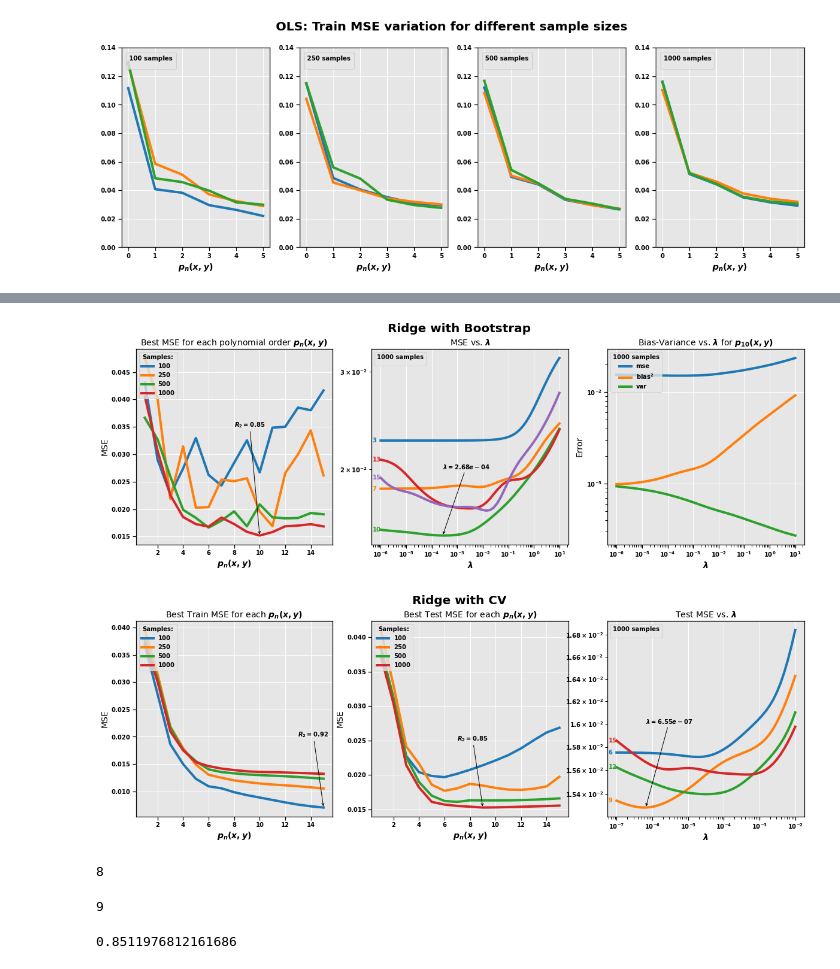
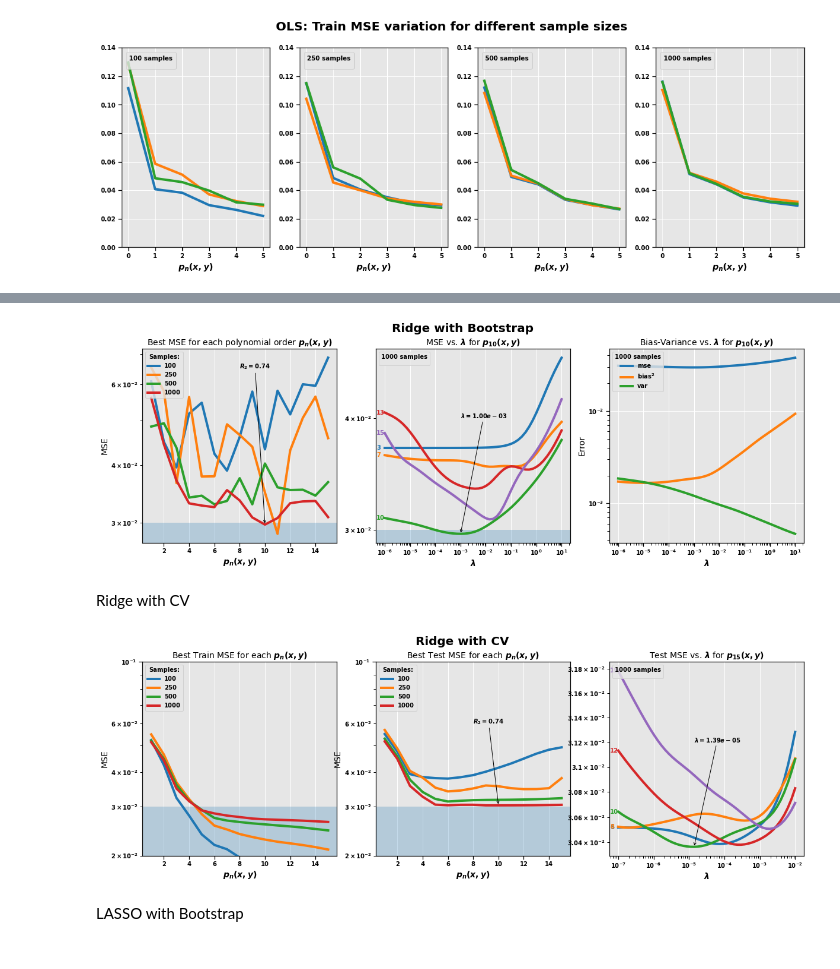
Before and after one commit to fonstelien/FYS-STK4155, a Jupyter notebook: project1/take2.ipynb, the cells around one changed output, grey strips where cells are left out. Drawn from its saved outputs; the diff is of its cells as text; code cells hidden in the pictures.

Commit message:
before geo data

```diff
--- a/project1/take2.ipynb
+++ b/project1/take2.ipynb
@@ -141,6 +152,7 @@ for plot, sn in zip(plots, samples):
     plt.ylim(*ylim)
     plt.xlabel(r"$p_n(x,y)$")
     plt.yscale('log')
+    plt.axhspan(plt.ylim()[0], VAR_EPS, alpha=OPACITY)
     ax = plt.gca()
     ax.xaxis.set_major_locator(MaxNLocator(integer=True))
 
@@ -161,7 +175,7 @@ plt.show()
 
 plt.figure(figsize=WIDE_FIG)
 plt.suptitle(r"OLS with $k$-fold CV: Train vs. Test MSE on different sample sizes", fontsize=LARGE, weight='bold')
-ylim = (1E-2, 1E1)
+ylim = (1E-2, 1E0)
 
 plots = [141,142,143,144]
 samples = [100,250,500,1000]
@@ -180,6 +194,7 @@ for plot, sn in zip(plots, samples):
     plt.ylim(*ylim)
     plt.xlabel(r"$p_n(x,y)$")
     plt.yscale('log')
+    plt.axhspan(plt.ylim()[0], VAR_EPS, alpha=OPACITY)
     ax = plt.gca()
     ax.xaxis.set_major_locator(MaxNLocator(integer=True))
 
@@ -200,7 +215,7 @@ plt.show()
 
 NUM_SAMPLES = 1000
 MAX_POLY_ORDER = 15
-VAR_EPS = .015
+VAR_EPS = .03
 
 x, y = randmesh(sn=NUM_SAMPLES)
 X = make_design_matrix(x, y, pn=MAX_POLY_ORDER)
@@ -235,8 +252,9 @@ ax.xaxis.set_major_locator(MaxNLocator(integer=True))
 for result in results:
     _, _, best_mse = result
     ax.plot(polynomial_orders, best_mse)
+ax.axhspan(plt.ylim()[0], VAR_EPS, alpha=OPACITY)
 ax.legend([str(sn) for sn in samples], title=f'Samples:', fontsize=SMALL, title_fontsize=SMALL, loc='upper left')
-
+ax.set_yscale('log')
 
 # Data set for annotations and other subplots
 idx = 3
@@ -248,18 +266,19 @@ best_mse_val = best_mse[best_mse_idx]
 best_mse_lambda_val = best_lambda[best_mse_idx]
 
 # Annotate R2 for best MSE
-xytext = (best_mse_pn-2, .035)
+xytext = (best_mse_pn-2, .065)
 xy = (best_mse_pn, best_mse_val)
 R2 = best_r2(best_mse, z[:sn])
 ax.annotate(f'$R_2 = {R2:.2f}$', xytext=xytext, xy=xy, arrowprops={'arrowstyle':'->'})
 
 ''' MSE vs lambda '''
 ax = axes[1]
-ax.set_title(f"MSE vs. $\lambda$")
+ax.set_title(f"MSE vs. $\lambda$ for $p_{{{best_mse_pn}}}(x,y)$")
 plot_orders = [3,7,10,13,15]
 names = [f'test_mse_{pn}' for pn in plot_orders]
 for name in names:
     ax.plot(ridge_bs_df['lambda'], ridge_bs_df[name])
+ax.axhspan(plt.ylim()[0], VAR_EPS, alpha=OPACITY)
 
 for line, pn in zip(ax.lines, plot_orders):
     y = line.get_ydata()[0]
@@ -274,7 +293,7 @@ ax.set_xscale('log')
 ax.set_yscale('log')
 
 # Annotate best lambda
-xytext = (best_mse_lambda_val, .02)
+xytext = (best_mse_lambda_val, .04)
 xy = (best_mse_lambda_val, best_mse_val)
 ax.annotate(f'$\lambda = {best_mse_lambda_val:.2e}$', xytext=xytext, xy=xy, arrowprops={'arrowstyle':'->'})
 
@@ -293,7 +312,9 @@ ax.set_yscale('log')
 
 plt.show()
 # %% [output]
-[figure, old version]
+[figure, new version]
+# %% [markdown]
+Ridge with CV
 # %%
 '''Running Ridge with CV'''
 
@@ -313,6 +334,7 @@ for sn in samples:
 
 fig, axes = plt.subplots(nrows=1, ncols=3, figsize=WIDE_FIG)
 fig.suptitle("Ridge with CV", fontsize=LARGE, weight='bold')
+
 
 ''' Best Train MSE '''
 ax = axes[0]
@@ -323,21 +345,10 @@ ax.xaxis.set_major_locator(MaxNLocator(integer=True))
 for result in train_results:
     _, _, best_mse = result
     ax.plot(polynomial_orders, best_mse)
+ax.set_ylim(.02,.1)
+ax.axhspan(plt.ylim()[0], VAR_EPS, alpha=OPACITY)
 ax.legend([str(sn) for sn in samples], title=f'Samples:', fontsize=SMALL, title_fontsize=SMALL, loc='upper left')
-
-# Data set for annotations and other subplots
-idx = 0
-sn = samples[idx]
-ridge_k_df, best_lambda, best_mse = train_results[idx]
-best_mse_idx = np.argmin(best_mse)
-best_mse_pn = polynomial_orders[best_mse_idx]
-best_mse_val = best_mse[best_mse_idx]
-
-# Annotate R2 for best MSE
-xytext = (best_mse_pn-2, .020)
-xy = (best_mse_pn, best_mse_val)
-R2 = best_r2(best_mse, z[:sn])
-ax.annotate(f'$R_2 = {R2:.2f}$', xytext=xytext, xy=xy, arrowprops={'arrowstyle':'->'})
+ax.set_yscale('log')
 
 
 ''' Best Test MSE '''
@@ -349,7 +360,10 @@ ax.xaxis.set_major_locator(MaxNLocator(integer=True))
 for result in test_results:
     _, _, best_mse = result
     ax.plot(polynomial_orders, best_mse)
+ax.set_ylim(.02,.1)
+ax.axhspan(plt.ylim()[0], VAR_EPS, alpha=OPACITY)
 ax.legend([str(sn) for sn in samples], title=f'Samples:', fontsize=SMALL, title_fontsize=SMALL, loc='upper left')
+ax.set_yscale('log')
 
 # Data set for annotations and other subplots
 idx = 3
@@ -361,49 +375,37 @@ best_mse_val = best_mse[best_mse_idx]
 best_mse_lambda_val = best_lambda[best_mse_idx]
 
 # Annotate R2 for best MSE
-xytext = (best_mse_pn-2, .025)
+xytext = (best_mse_pn-2, .060)
 xy = (best_mse_pn, best_mse_val)
 R2 = best_r2(best_mse, z[:sn])
 ax.annotate(f'$R_2 = {R2:.2f}$', xytext=xytext, xy=xy, arrowprops={'arrowstyle':'->'})
 
 
 ''' Test MSE vs lambda '''
 ax = axes[2]
-ax.set_title(f"Test MSE vs. $\lambda$")
-plot_orders = [6,9,12,15]
+ax.set_title(f"Test MSE vs. $\lambda$ for $p_{{{pn}}}(x,y)$")
+plot_orders = [6,8,10,12,15]
 names = [f'test_mse_{pn}' for pn in plot_orders]
 for name in names:
     ax.plot(ridge_k_df['lambda'], ridge_k_df[name])
 
 for line, pn in zip(ax.lines, plot_orders):
     y = line.get_ydata()[0]
     ax.annotate(str(pn), xy=(0,y), xytext=(1,0), color=line.get_color(),
                 xycoords = ax.get_yaxis_transform(), textcoords="offset points",
                 size=SMALL, va="center")
 
 ax.legend([], title=f'{sn} samples', fontsize=SMALL, title_fontsize=SMALL, loc='upper left')
 ax.set_xlabel("$\lambda$")
 #ax.set_ylabel("MSE")
 ax.set_xscale('log')
 ax.set_yscale('log')
 
 # Annotate best lambda
-xytext = (best_mse_lambda_val, .016)
+xytext = (best_mse_lambda_val, .0312)
 xy = (best_mse_lambda_val, best_mse_val)
 ax.annotate(f'$\lambda = {best_mse_lambda_val:.2e}$', xytext=xytext, xy=xy, arrowprops={'arrowstyle':'->'})
 
 plt.show()
 # %% [output]
-[figure, old version]
+[figure, new version]
-# %%
-best_mse_idx
-# %% [output]
-8
-# %%
-best_mse_pn
-# %% [output]
-9
-# %%
-1-VAR_EPS/np.var(z)
-# %% [output]
-0.8511976812161686
@@ -409,0 +425,2 @@ best_mse_pn
+# %% [markdown]
+LASSO with Bootstrap
```
Also changed, not shown: parts of 17 cells of this notebook.
